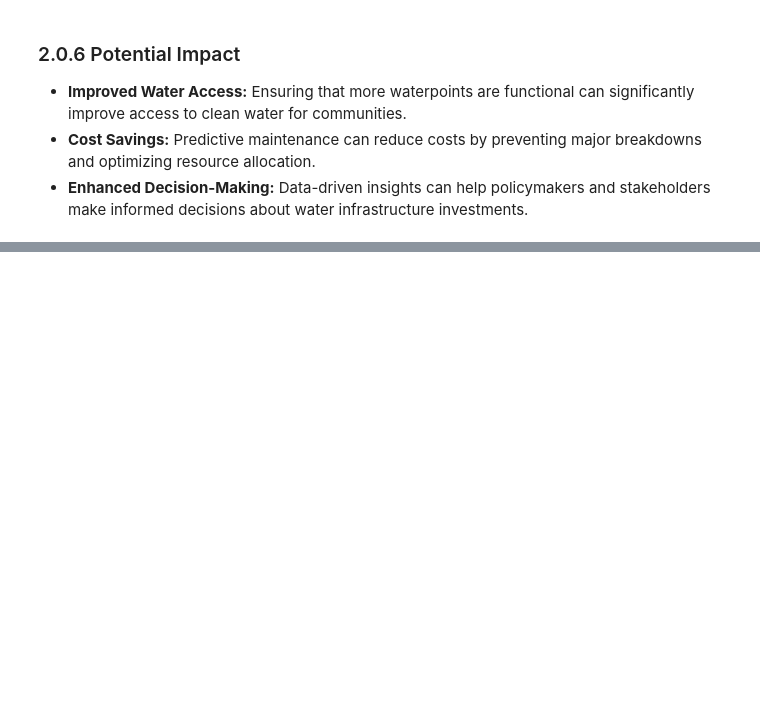
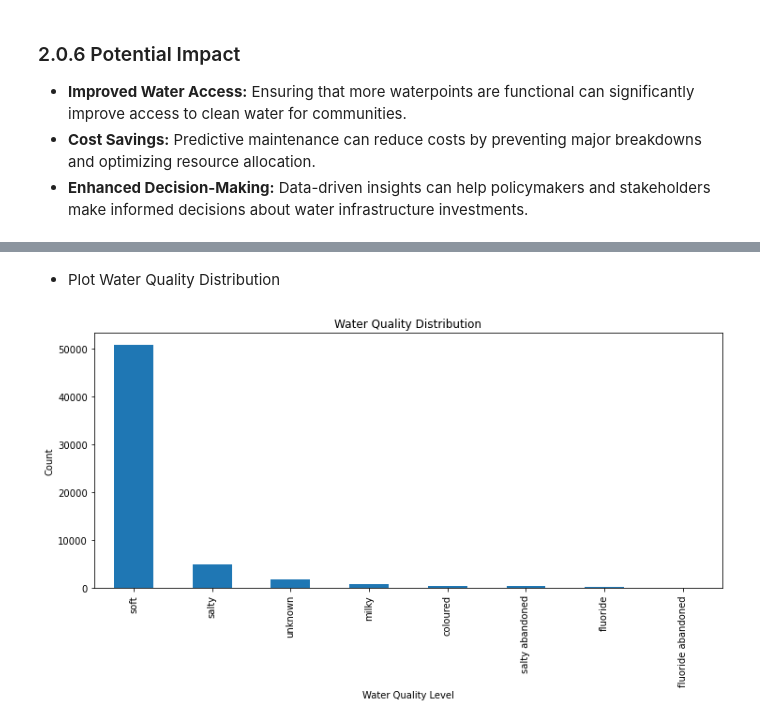
Before and after one commit to OchiengGideon/Phase-3-Project, a Jupyter notebook: index.ipynb, the cells around one changed output, grey strips where cells are left out. Drawn from its saved outputs; the diff is of its cells as text; code cells hidden in the pictures; blank space fills up the shorter version.

```diff
--- a/index.ipynb
+++ b/index.ipynb
@@ -37,0 +422,13 @@ make informed decisions about water infrastructure investments.
+# %% [markdown]
+- Plot Water Quality Distribution
+# %%
+# Plot Water Quality Distribution
+user_quality_counts = train_data['water_quality'].value_counts()
+plt.figure(figsize=(12, 5))
+user_quality_counts.plot(kind='bar')
+plt.title('Water Quality Distribution')
+plt.xlabel('Water Quality Level')
+plt.ylabel('Count')
+plt.show()
+# %% [output]
+[figure, added]
```
Also changed, not shown: parts of 41 cells of this notebook.
